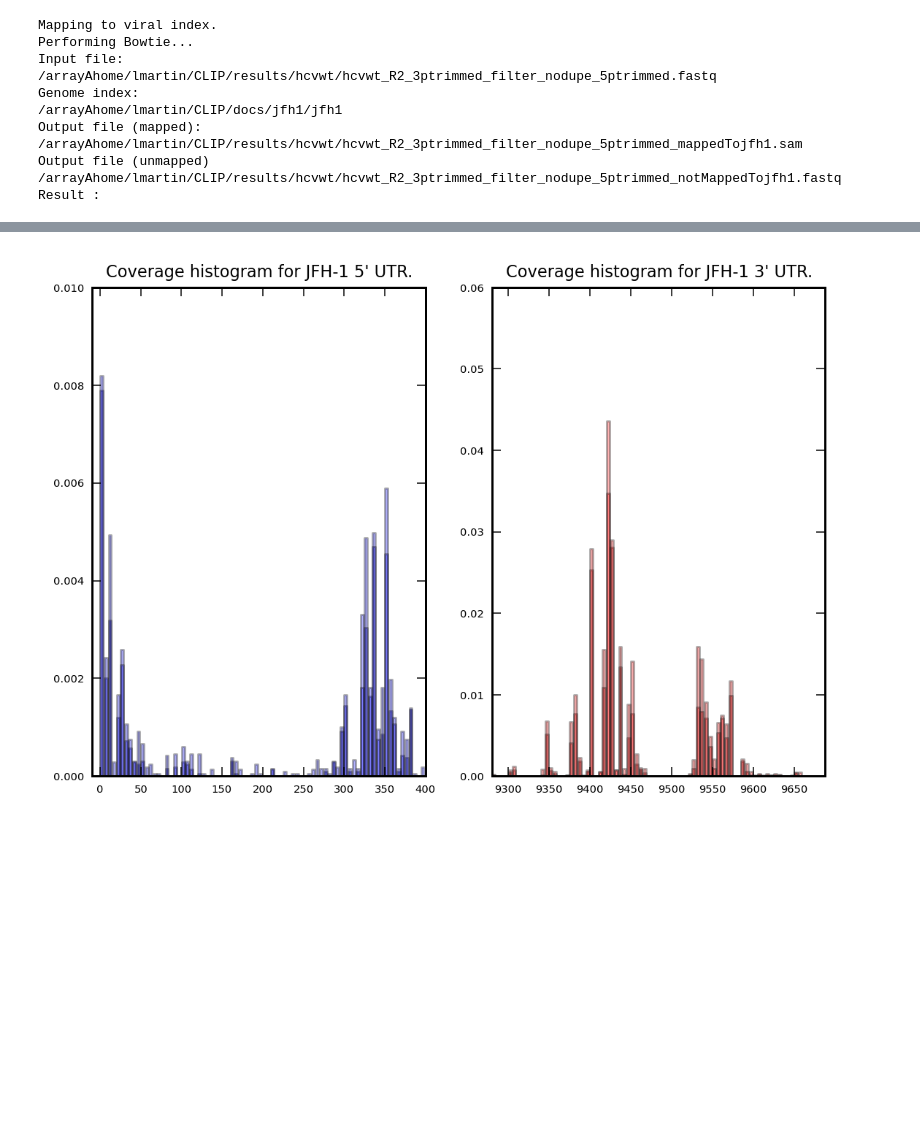
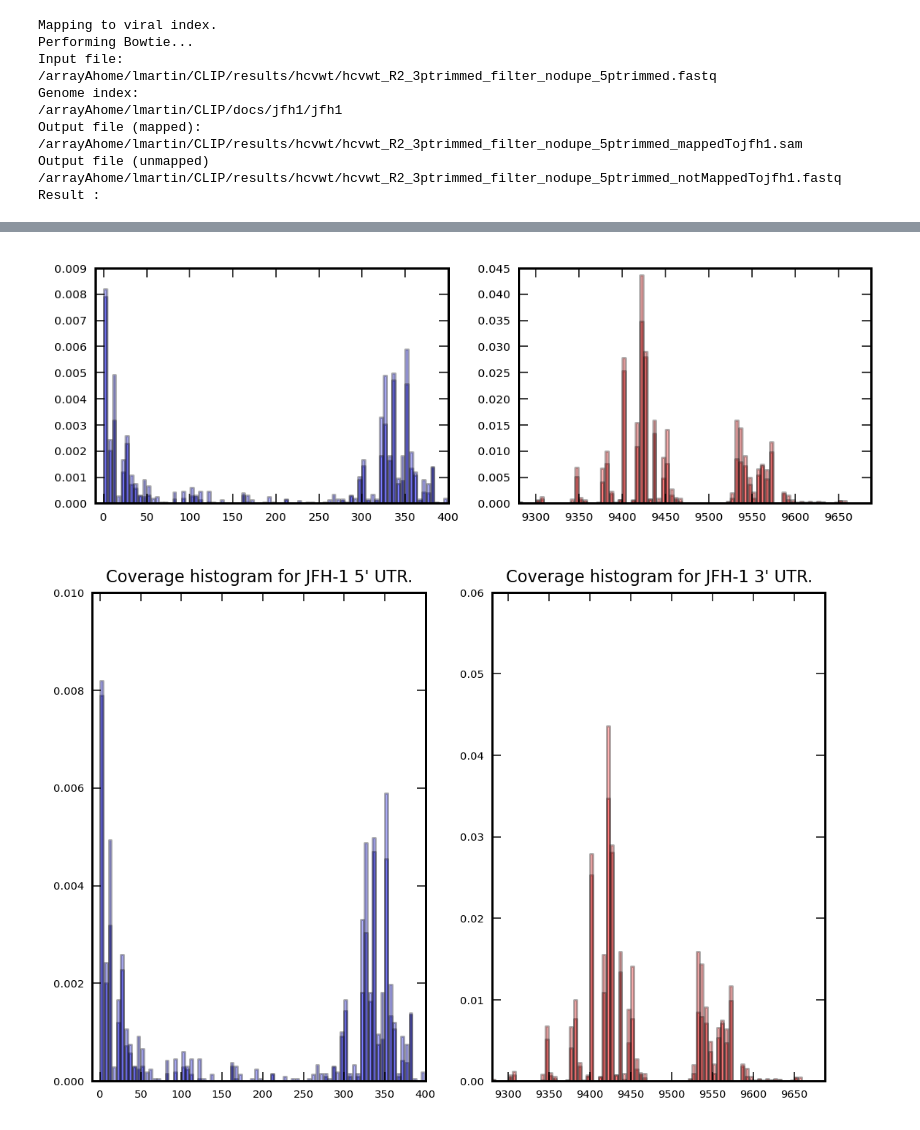
Before and after one commit to lmart999/Sandbox, a Jupyter notebook: ViralGenome_analysis.ipynb, the cells around one changed output, grey strips where cells are left out. Saved outputs shown, nothing was run; the diff lists cells and outputs as text; code cells hidden in the pictures; blank space fills up the shorter version.

```diff
--- a/ViralGenome_analysis.ipynb
+++ b/ViralGenome_analysis.ipynb
@@ -127 +126,11 @@ storageDFHCV=pd.DataFrame()
+# %%
+# Index
+outfilepathjfh1=os.getcwd() + '/docs/jfh1/HCV_JFHAB047639.fa'
+jfh1_genome=np.genfromtxt(outfilepathjfh1,dtype='string')
+jfh1_genome_size=len(jfh1_genome[1])
+
+# Data frames to store HCV data
+storageDFHCV=pd.DataFrame()
+indexPositions=np.arange(0,jfh1_genome_size,1)
+storeGenomeHits=pd.DataFrame(index=indexPositions)
 # %%
@@ -245,3 +276,29 @@ r-squared: 0.933532945875
+# %%
+utr5p=storageDFHCV[storageDFHCV['Bin_Center']<400]
+utr3p=storageDFHCV[storageDFHCV['Bin_Center']>9280]
+
+fig2=plt.figure(2)
+
+plt.subplot(2,2,1)
+color='blue'
+plt.bar(utr5p['Bin_Center'],utr5p['JFH-1_CLIP_Rep_1'],align='center',width=width,color=color,alpha=0.3)
+plt.bar(utr5p['Bin_Center'],utr5p['JFH-1_CLIP_Rep_2'],align='center',width=width,color=color,alpha=0.3)
+plt.tick_params(axis='x',labelsize=5)
+plt.tick_params(axis='y',labelsize=5)
+plt.xlim([-10,400])
+
+plt.subplot(2,2,2)
+color='red'
+plt.bar(utr3p['Bin_Center'],utr3p['JFH-1_CLIP_Rep_1'],align='center',width=width,color=color,alpha=0.3)
+plt.bar(utr3p['Bin_Center'],utr3p['JFH-1_CLIP_Rep_2'],align='center',width=width,color=color,alpha=0.3)
+plt.tick_params(axis='x',labelsize=5)
+plt.tick_params(axis='y',labelsize=5)
+plt.xlim([9280,jfh1_genome_size+10])
+
+fig2.savefig(outfilepath+'ViralUTRs.png',format='png',bbox_inches='tight',dpi=150,pad_inches=0.5)
+fig2.savefig(outfilepath+'ViralUTRs.pdf',format='pdf',bbox_inches='tight',dpi=150,pad_inches=0.5)
+# %% [output]
+[figure, added]
 # %%
 fig2=plt.figure(2)
 
```
Also changed, not shown: parts of 12 cells of this notebook.
